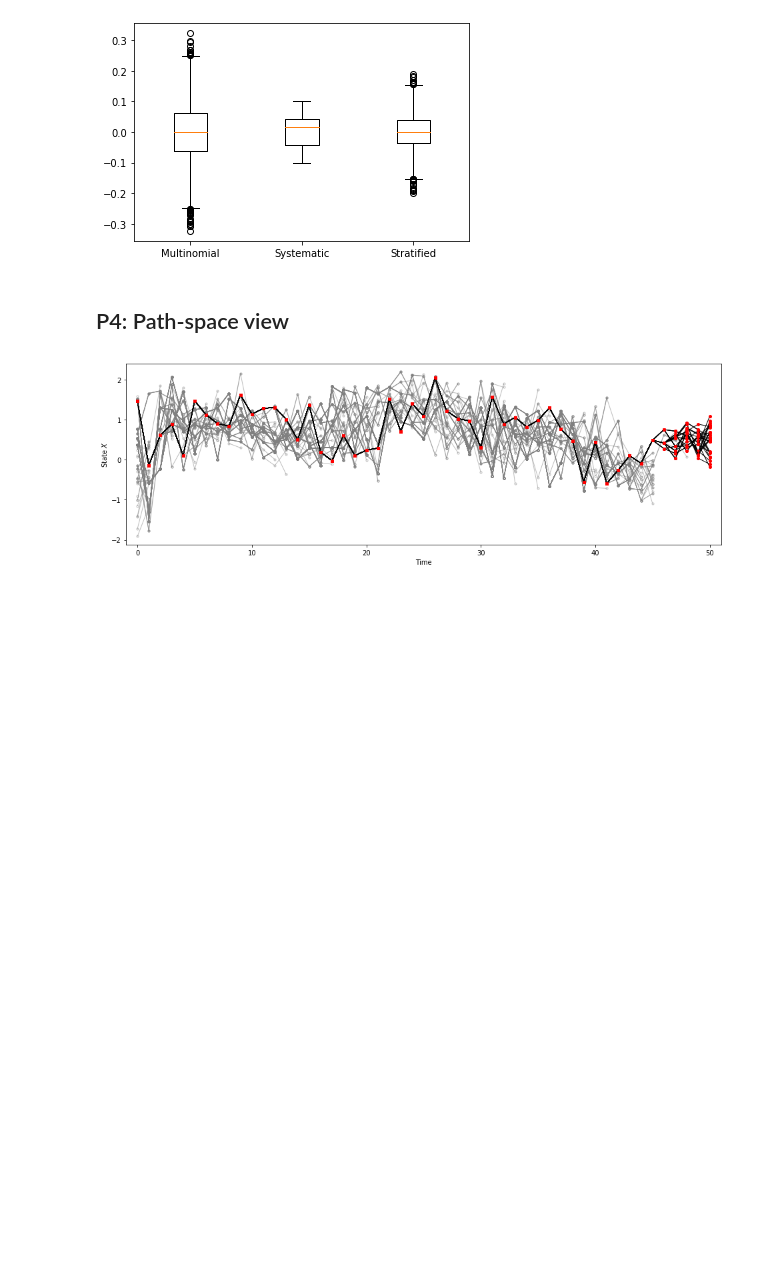
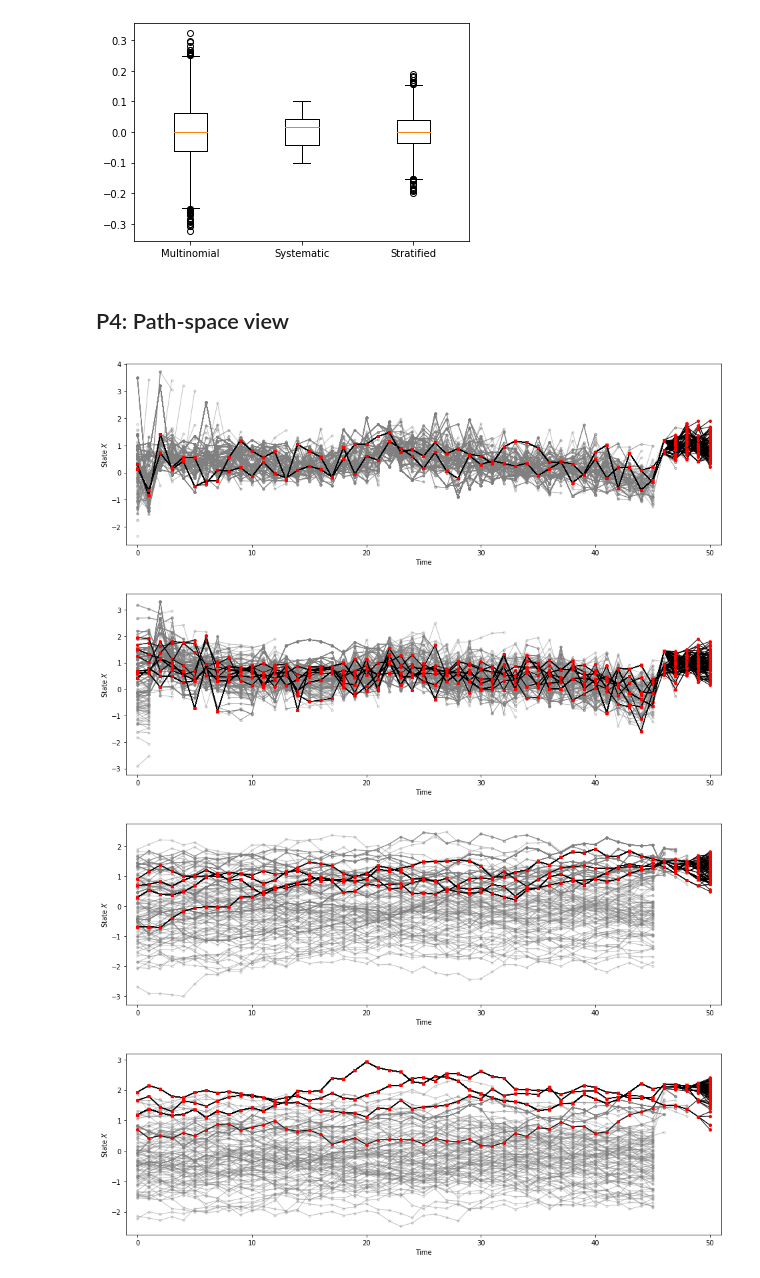
Before and after one commit to marcusklasson/smc_methods, a Jupyter notebook: ex3.ipynb, the cells around one changed output. Cells and saved outputs as stored; diff of their text form; code cells hidden in the pictures; blank space fills up the shorter version.

```diff
--- a/ex3.ipynb
+++ b/ex3.ipynb
@@ -309,11 +366,26 @@ def plot_trajectories(x, ancestors):
     ax.set_xlabel('Time'); ax.set_ylabel('State $X$')
     ax.set_xlim(-1, T+1)
     plt.show()
-# %%
-np.random.seed(42)
-n_particles = 30
-x, w, a = bootstrap_particle_filter(y[:50], n_particles)
-
-plot_trajectories(x, a)
-# %% [output]
-[figure, removed]
+# %%
+#np.random.seed(42)
+n_particles = 100
+# Multinomial resampling
+x, w, a = bootstrap_particle_filter(y[:50], n_particles, resampling_type='multinomial')
+plot_trajectories(x, a)
+
+# Systematic resampling
+x, w, a = bootstrap_particle_filter(y[:50], n_particles, resampling_type='systematic')
+plot_trajectories(x, a)
+
+# Multinomial resampling with ESS triggered resampling
+x, w, a = bootstrap_particle_filter(y[:50], n_particles, resampling_type='multinomial', ess_thres=15)
+plot_trajectories(x, a)
+
+# Systematic resampling with ESS triggered resampling
+x, w, a = bootstrap_particle_filter(y[:50], n_particles, resampling_type='systematic', ess_thres=15)
+plot_trajectories(x, a)
+# %% [output]
+[figure, added]
+[figure, added]
+[figure, added]
+[figure, added]
```
Also changed, not shown: parts of 1 cell of this notebook.
